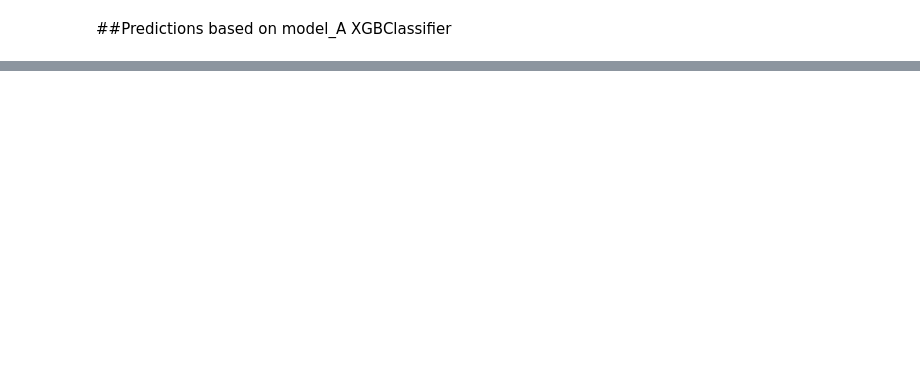
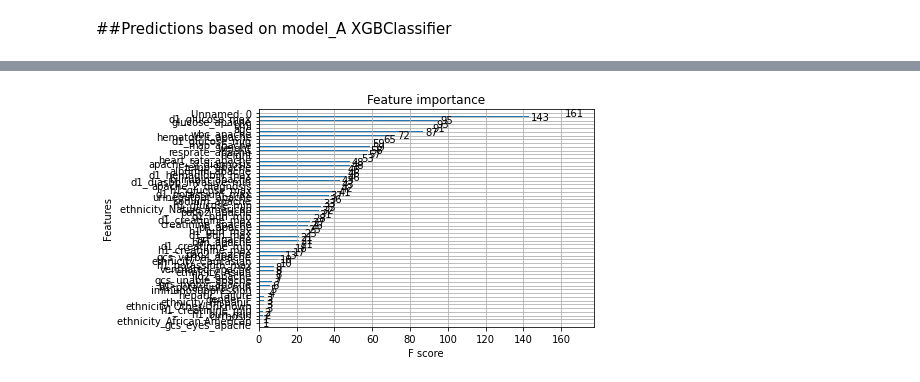
Before and after one commit to K-Hebel/WiDS_Chi, a Jupyter notebook: Model_WiDS.ipynb, the cells around one changed output, grey strips where cells are left out. Cells and saved outputs as stored; diff of their text form; code cells hidden in the pictures; blank space fills up the shorter version.

```diff
--- a/Model_WiDS.ipynb
+++ b/Model_WiDS.ipynb
@@ -379,0 +408,7 @@ submit_B.to_csv('Boost_Class_B.csv',index=False)
+# %%
+my_samp=pd.read_csv('/content/drive/My Drive/my_sample.csv')
+# %%
+y_s=my_samp['diabetes_mellitus']
+X_s=my_samp.drop(['diabetes_mellitus'], axis=1)
+
+X_s_train, X_s_test, y_s_train,y_s_test =train_test_split(X_s,y_s, random_state=40)
@@ -379,0 +419,4 @@ submit_B.to_csv('Boost_Class_B.csv',index=False)
+# %%
+model_3= XGBClassifier(booster='dart', max_depth=3, n_estimators=300, n_jobs=2, random_state=40, importance_type="weight") #used to manage datasets with missing values
+# %%
+model_3.fit(X_s_train,y_s_train)
@@ -379,0 +462,5 @@ submit_B.to_csv('Boost_Class_B.csv',index=False)
+# %%
+plot_importance(model_3)
+plt.show()
+# %% [output]
+[figure, added]
```
Also changed, not shown: parts of 102 cells of this notebook.
